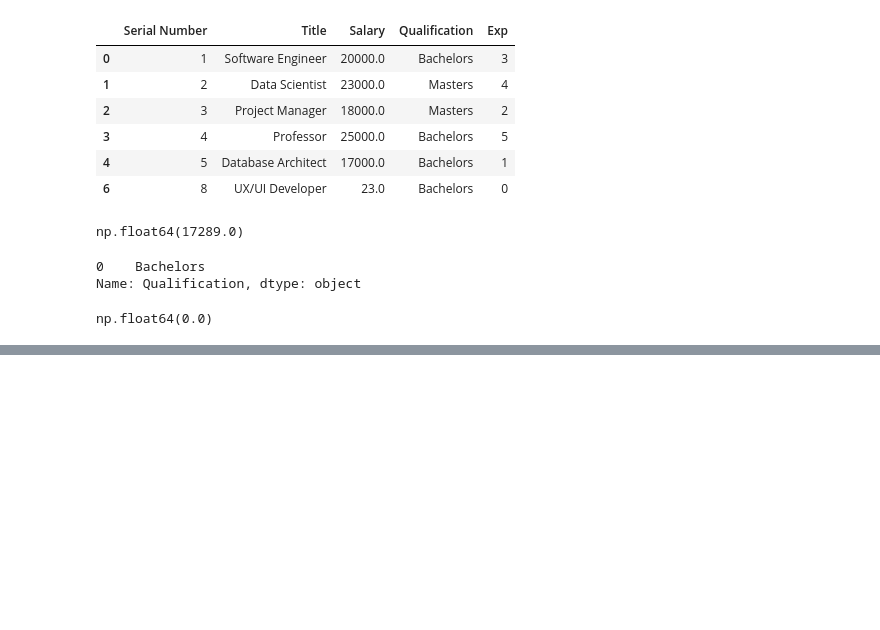
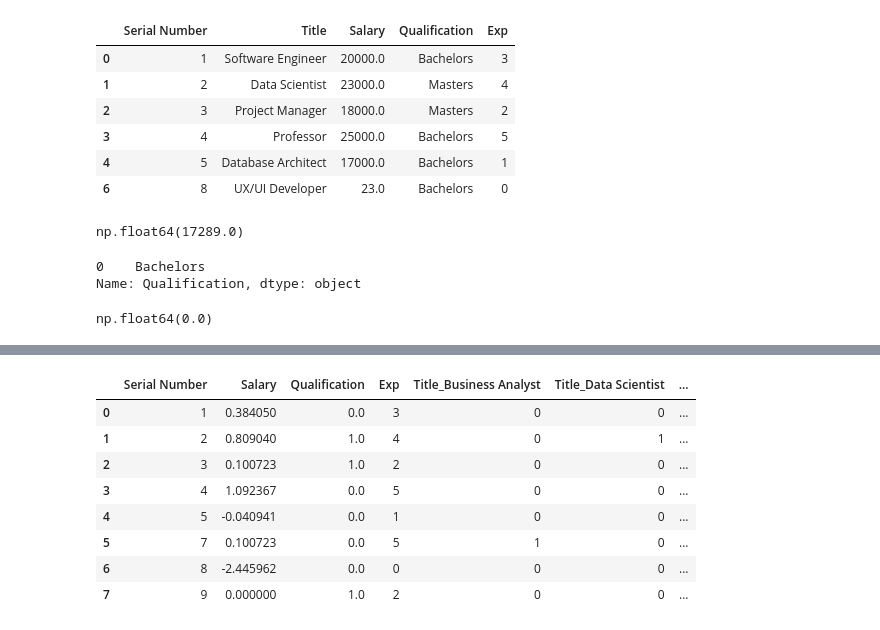
Before and after one commit to sanjai570/data-science, a Jupyter notebook: EDA 1.ipynb, the cells around one changed output, grey strips where cells are left out. Saved outputs shown, nothing was run; the diff lists cells and outputs as text; code cells hidden in the pictures; blank space fills up the shorter version.

Commit message:
data science learnings added

```diff
--- a/EDA 1.ipynb
+++ b/EDA 1.ipynb
@@ -88,0 +91,6 @@ np.float64(0.0)
+# %%
+std_sca = StandardScaler()
+min_max = MinMaxScaler()
+rob_sca = RobustScaler()
+# %%
+std_sca.fit_transform(df[['Salary']])
@@ -88,0 +128,2 @@ np.float64(0.0)
+# %%
+df[['Salary']] = std_sca.fit_transform(df[['Salary']])
@@ -88,0 +144,3 @@ np.float64(0.0)
+# %%
+ord_enc = OrdinalEncoder(categories = [['Bachelors','Masters']])
+df[['Qualification']] = ord_enc.fit_transform(df[['Qualification']])
@@ -88,0 +164,12 @@ np.float64(0.0)
+# %%
+pd.get_dummies(df, columns=['Title'],dtype = 'int')
+# %% [output]
+|  | Serial Number | Salary | Qualification | Exp | Title_Business Analyst | Title_Data Scientist | ... |
+| 0 | 1 | 0.384050 | 0.0 | 3 | 0 | 0 | ... |
+| 1 | 2 | 0.809040 | 1.0 | 4 | 0 | 1 | ... |
+| 2 | 3 | 0.100723 | 1.0 | 2 | 0 | 0 | ... |
+| 3 | 4 | 1.092367 | 0.0 | 5 | 0 | 0 | ... |
+| 4 | 5 | -0.040941 | 0.0 | 1 | 0 | 0 | ... |
+| 5 | 7 | 0.100723 | 0.0 | 5 | 1 | 0 | ... |
+| 6 | 8 | -2.445962 | 0.0 | 0 | 0 | 0 | ... |
+| 7 | 9 | 0.000000 | 1.0 | 2 | 0 | 0 | ... |
```
Also changed, not shown: parts of 15 cells of this notebook, 2 other files.
